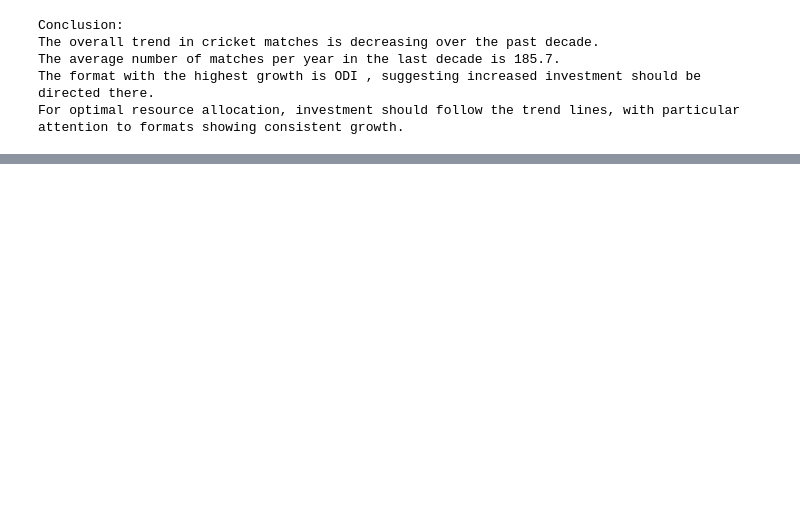
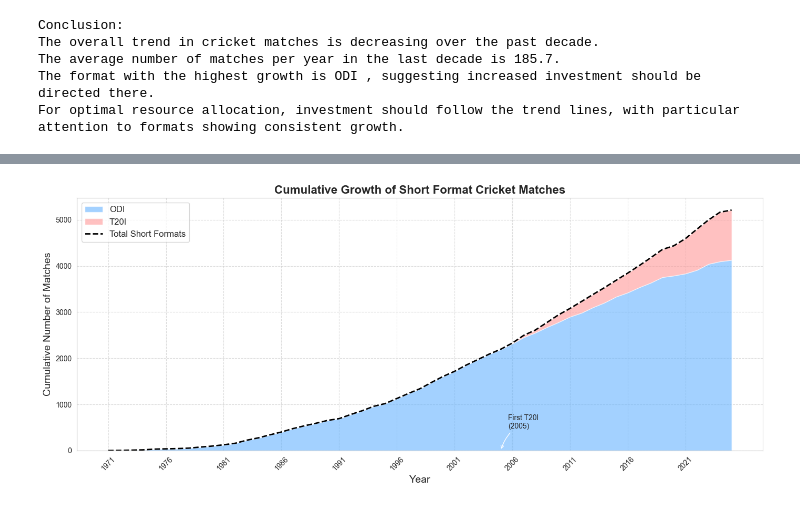
Before and after one commit to RussDai/Projects, a Jupyter notebook: 02_Data_Visuallization/01_Test_Nations_Data_Analysis/src/data_analysis_main.ipynb, the cells around one changed output, grey strips where cells are left out. Cells and saved outputs as stored; diff of their text form; code cells hidden in the pictures; blank space fills up the shorter version.

Commit message:
SOME MORE ANALYSIS ADDED TO THR CRICKET ANALYSIS PROJECT .main file

```diff
--- a/02_Data_Visuallization/01_Test_Nations_Data_Analysis/src/data_analysis_main.ipynb
+++ b/02_Data_Visuallization/01_Test_Nations_Data_Analysis/src/data_analysis_main.ipynb
@@ -356,0 +431,7 @@ For optimal resource allocation, investment should follow the trend lines, with
+# %%
+# Extract year from start_date:
+short_formats['year'] = short_formats['start_date'].dt.year
+# %%
+# Count matches by year and format
+format_yearly = short_formats.groupby(['year', 'format']).size().reset_index(name='Count')
+format_yearly
@@ -356,0 +452,4 @@ For optimal resource allocation, investment should follow the trend lines, with
+# %%
+# Pivot the data for easier plotting:
+format_pivot = format_yearly.pivot(index='year', columns='format', values='Count').fillna(0)
+format_pivot
@@ -356,0 +475,4 @@ For optimal resource allocation, investment should follow the trend lines, with
+# %%
+# Calculate cumulative sums for each format:
+format_pivot_cumsum = format_pivot.cumsum()
+format_pivot_cumsum
@@ -356,0 +498,36 @@ For optimal resource allocation, investment should follow the trend lines, with
+# %%
+# Create an area chart:
+plt.figure(figsize=(14, 6))
+plt.stackplot(format_pivot_cumsum.index,
+              format_pivot_cumsum['ODI'], format_pivot_cumsum['T20I'],
+              labels=['ODI', 'T20I'],
+              colors=['#66b3ff', '#ff9999'],
+              alpha=0.6)
+
+# Add a line for total cumulative matches
+plt.plot(format_pivot_cumsum.index,
+         format_pivot_cumsum['ODI'] + format_pivot_cumsum['T20I'],
+         'k--', linewidth=2, label='Total Short Formats')
+
+# Add title and labels
+plt.title('Cumulative Growth of Short Format Cricket Matches', fontsize=16, fontweight='bold')
+plt.xlabel('Year', fontsize=14)
+plt.ylabel('Cumulative Number of Matches', fontsize=14)
+plt.legend(loc='upper left', fontsize=12)
+plt.grid(True, linestyle='--', alpha=0.7)
+
+# Improve x-axis ticks
+plt.xticks(format_pivot_cumsum.index[::5], rotation=45)  # Show every 5th year
+
+# Add annotations for key milestones
+t20_start = format_pivot[format_pivot['T20I'] > 0].index.min()
+if not pd.isna(t20_start):
+    plt.annotate(f'First T20I\n({t20_start})',
+                xy=(t20_start, format_pivot_cumsum.loc[t20_start, 'T20I']),
+                xytext=(10, 30), textcoords='offset points',
+                arrowprops=dict(arrowstyle='->', connectionstyle='arc3,rad=.2'))
+
+plt.tight_layout()
+plt.show()
+# %% [output]
+[figure, added]
```
Also changed, not shown: parts of 64 cells of this notebook, 2 other files.
